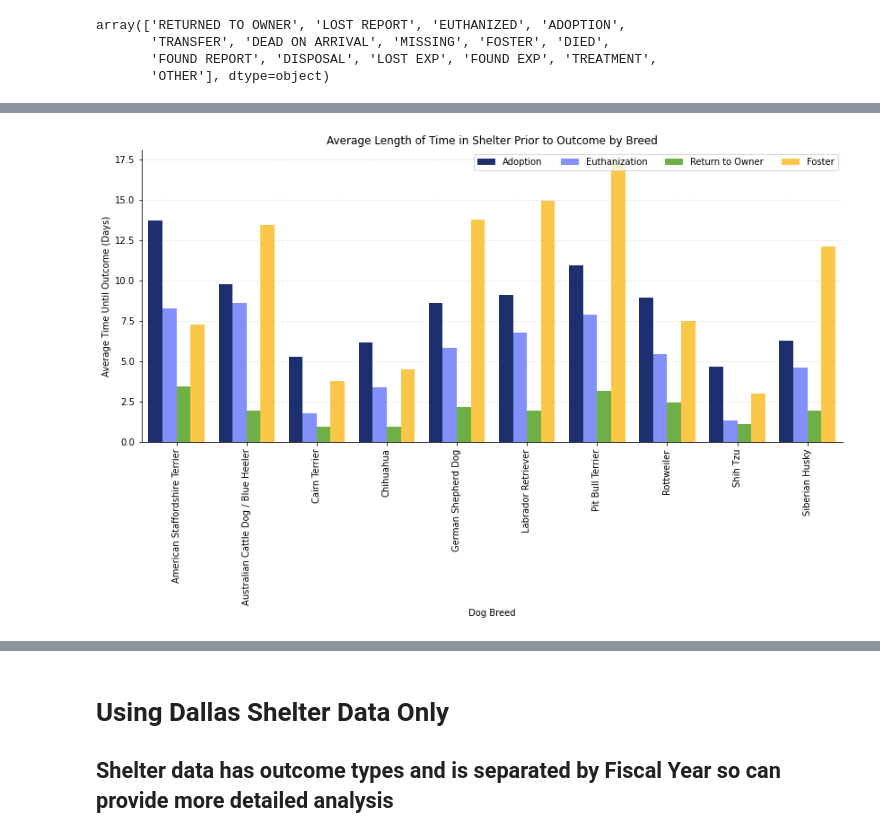
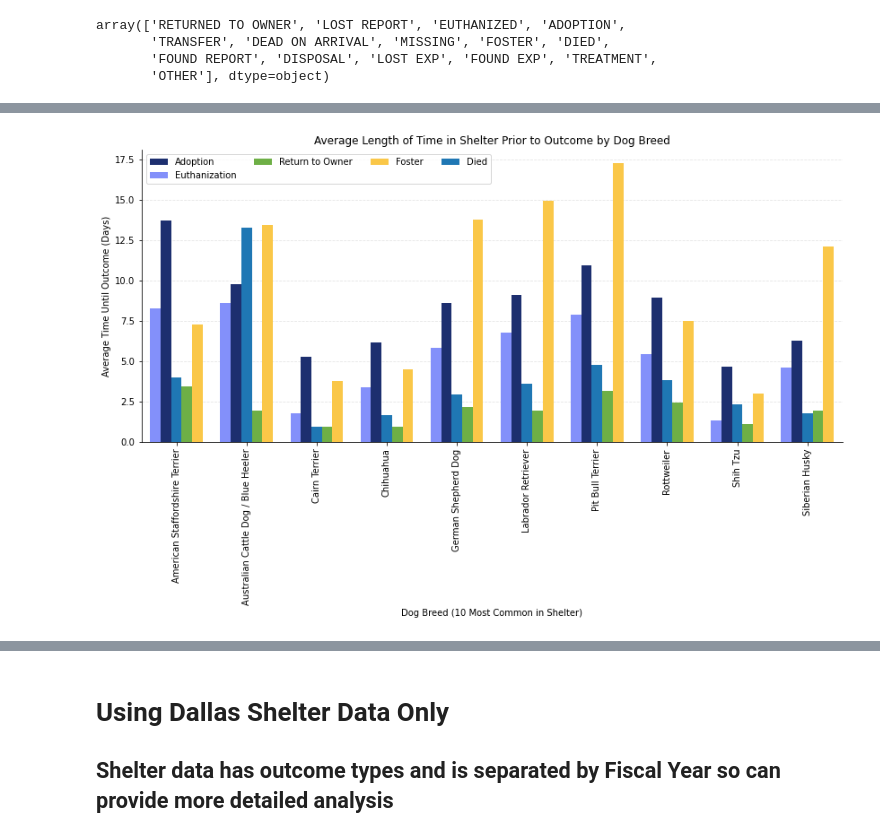
Before and after one commit to jconcha56429/Project1, a Jupyter notebook: TimeAnalysis.ipynb, the cells around one changed output, grey strips where cells are left out. Drawn from its saved outputs; the diff is of its cells as text; code cells hidden in the pictures.

```diff
--- a/TimeAnalysis.ipynb
+++ b/TimeAnalysis.ipynb
@@ -288,8 +288,7 @@ avg_time_treat = groupby_treat_breed["Time in Shelter"].apply(lambda x: np.mean(
 total_treat = groupby_treat_breed["Animal Id"].nunique()
 percent_treat = total_treat / total_with_outcomes * 100
 
-time_to_outcome = pd.DataFrame({"Number Adopted": total_adopted,
-                               "Percent of Breed Adopted": percent_adopted,
+time_to_outcome = pd.DataFrame({"Percent of Breed Adopted": percent_adopted,
                                "Average Time to Adoption Outcome": avg_time_adopt,
                                "Number Euthanized": total_euth,
                                "Percent of Breed Euthanized": percent_euth,
@@ -396,29 +375,32 @@ cat_breeds = cat_outcomes['Animal Breed']
 # %%
 #BAR CHART FOR DOG OUTCOMES
 
 # define figure
 fig, ax = plt.subplots(1, figsize=(14, 6))
 # numerical x
 x = np.arange(0, len(dog_breeds))
 # plot bars
-plt.bar(x - 0.3, dog_outcomes['Average Time to Adoption Outcome'].astype('timedelta64[h]') / 24, width = 0.2, color = '#1D2F6F')
-plt.bar(x -0.1, dog_outcomes['Average Time to Euthanization Outcome'].astype('timedelta64[h]') / 24, width = 0.2, color = '#8390FA')
-plt.bar(x + 0.1, dog_outcomes['Average Time to Return to Owner Outcome'].astype('timedelta64[h]') / 24, width = 0.2, color = '#6EAF46')
-plt.bar(x + 0.3, dog_outcomes['Average Time to Foster Outcome'].astype('timedelta64[h]') / 24, width = 0.2, color = '#FAC748')
+plt.bar(x - 0.15, dog_outcomes['Average Time to Adoption Outcome'].astype('timedelta64[h]') / 24, width = 0.15, color = '#1D2F6F')
+plt.bar(x -0.3, dog_outcomes['Average Time to Euthanization Outcome'].astype('timedelta64[h]') / 24, width = 0.15, color = '#8390FA')
+plt.bar(x + 0.15, dog_outcomes['Average Time to Return to Owner Outcome'].astype('timedelta64[h]') / 24, width = 0.15, color = '#6EAF46')
+plt.bar(x + 0.3, dog_outcomes['Average Time to Foster Outcome'].astype('timedelta64[h]') / 24, width = 0.15, color = '#FAC748')
+plt.bar(x, dog_outcomes['Average Time to Died at Shelter Outcome'].astype('timedelta64[h]') / 24, width = 0.15)
 # remove spines
 ax.spines['right'].set_visible(False)
 ax.spines['top'].set_visible(False)
 # x y details
 plt.ylabel('Average Time Until Outcome (Days)')
-plt.xlabel('Dog Breed')
+plt.xlabel('Dog Breed (10 Most Common in Shelter)')
 plt.xticks(x, dog_breeds, rotation="vertical")
 plt.xlim(-0.5, 9.5)
 # grid lines
 ax.set_axisbelow(True)
 ax.yaxis.grid(color='gray', linestyle='dashed', alpha=0.2)
 # title and legend
-plt.title('Average Length of Time in Shelter Prior to Outcome by Breed', loc ='center')
-plt.legend(['Adoption', 'Euthanization', 'Return to Owner', 'Foster'], loc='upper right', ncol = 4)
+plt.title('Average Length of Time in Shelter Prior to Outcome by Dog Breed', loc ='center')
+plt.legend(['Adoption', 'Euthanization', 'Return to Owner', 'Foster', 'Died'], loc='upper left', ncol = 4)
+
+plt.savefig('Images\Dog_Outcomes.png')
 plt.show()
 # %% [output]
-[figure, old version]
+[figure, new version]
```
Also changed, not shown: parts of 14 cells of this notebook.
